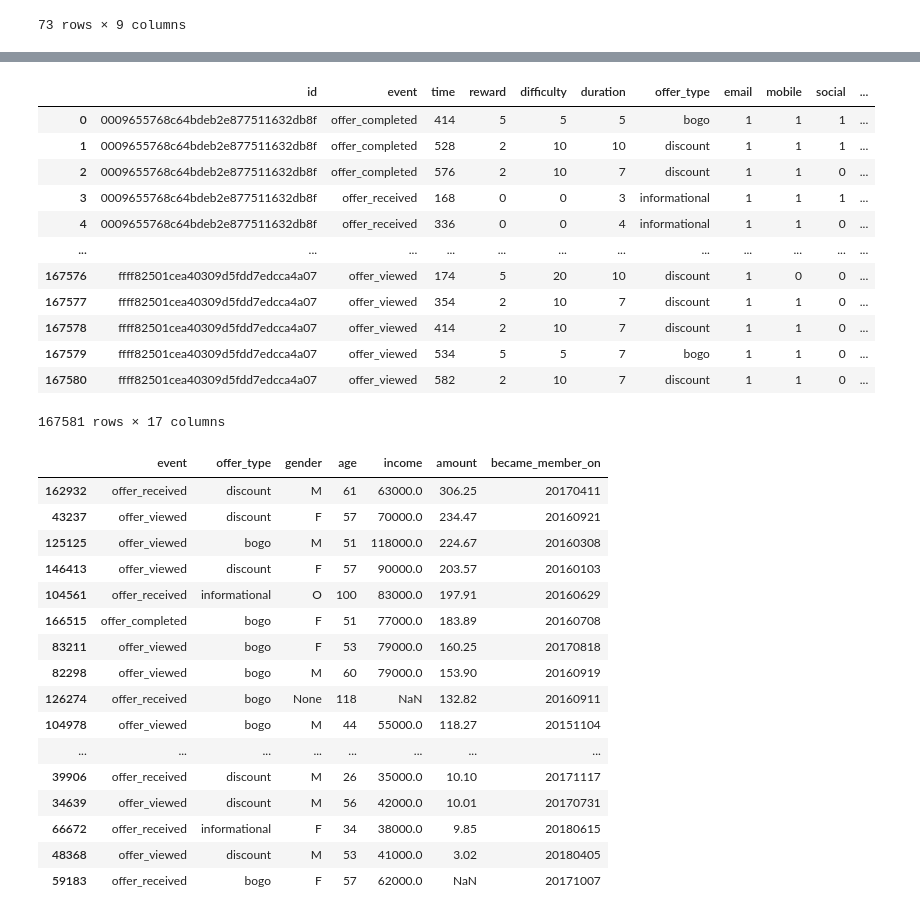
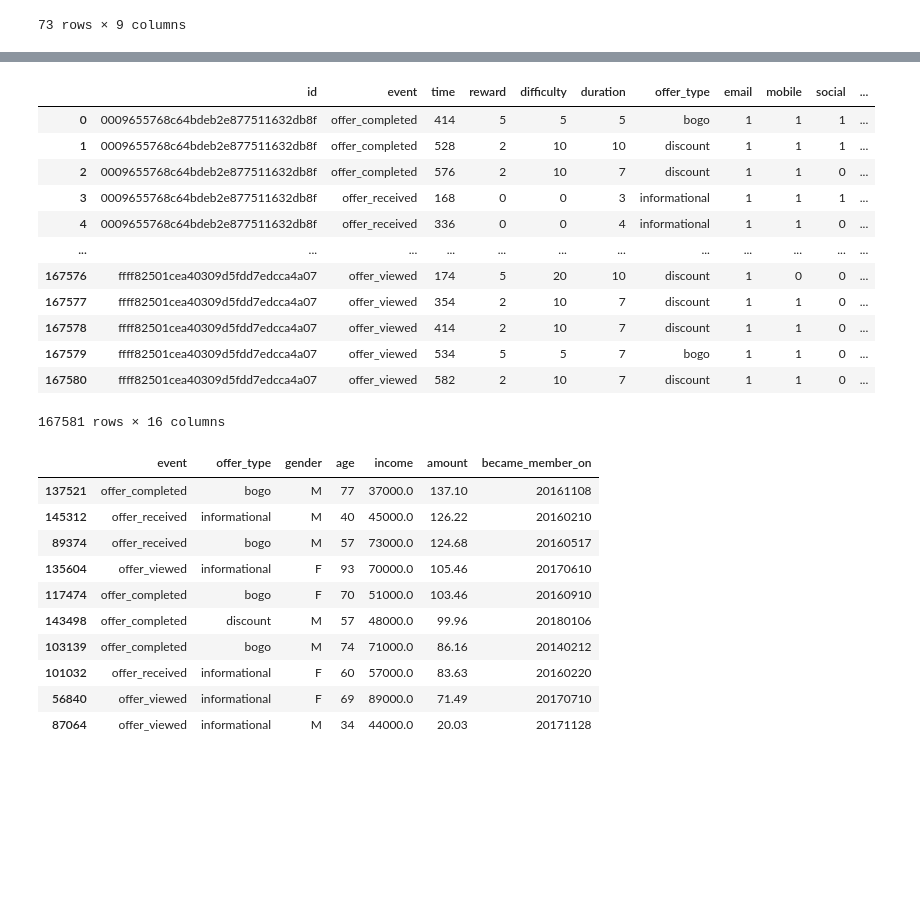
Before and after one commit to DanHerman212/starbucks_project, a Jupyter notebook: Starbucks_Capstone_notebook.ipynb, the cells around one changed output, grey strips where cells are left out. Cells and saved outputs as stored; diff of their text form; code cells hidden in the pictures; blank space fills up the shorter version.

```diff
--- a/Starbucks_Capstone_notebook.ipynb
+++ b/Starbucks_Capstone_notebook.ipynb
@@ -334,8 +334,3 @@ not_viewed
 | 71 | 04ea45ec66574a618b0918834ee08fed | 1 | 0 | 1 | 21.02 | F | 86 | 20150930 | ... |
 | 72 | 700f2b3ea88643e0a65722cfb71f543b | 1 | 0 | 1 | 36.12 | F | 75 | 20180704 | ... |
 73 rows × 9 columns
-# %%
-# offer not viewed but completed
-offers['not_viewed'] = np.where(offers['id'].isin(not_viewed['id']), 1, 0)
-
-offers
@@ -374,33 +355,31 @@ offers
 | 167578 | ffff82501cea40309d5fdd7edcca4a07 | offer_viewed | 414 | 2 | 10 | 7 | discount | 1 | 1 | 0 | ... |
 | 167579 | ffff82501cea40309d5fdd7edcca4a07 | offer_viewed | 534 | 5 | 5 | 7 | bogo | 1 | 1 | 0 | ... |
 | 167580 | ffff82501cea40309d5fdd7edcca4a07 | offer_viewed | 582 | 2 | 10 | 7 | discount | 1 | 1 | 0 | ... |
-167581 rows × 17 columns
+167581 rows × 16 columns
 # %%
 # customer, offer, transaction data snapshot
 
+# set samples
+n = 10
+
+# create a snapshot of the data
 customer_snapshot = (
                     offers
-                    .sample(25)
+                    .sample(n)
                     [['event', 'offer_type','gender','age','income','amount','became_member_on']]
                     .sort_values(by='amount', ascending=False)
                     )
 
 customer_snapshot
 # %% [output]
 |  | event | offer_type | gender | age | income | amount | became_member_on |
-| 162932 | offer_received | discount | M | 61 | 63000.0 | 306.25 | 20170411 |
-| 43237 | offer_viewed | discount | F | 57 | 70000.0 | 234.47 | 20160921 |
-| 125125 | offer_viewed | bogo | M | 51 | 118000.0 | 224.67 | 20160308 |
-| 146413 | offer_viewed | discount | F | 57 | 90000.0 | 203.57 | 20160103 |
-| 104561 | offer_received | informational | O | 100 | 83000.0 | 197.91 | 20160629 |
-| 166515 | offer_completed | bogo | F | 51 | 77000.0 | 183.89 | 20160708 |
-| 83211 | offer_viewed | bogo | F | 53 | 79000.0 | 160.25 | 20170818 |
-| 82298 | offer_viewed | bogo | M | 60 | 79000.0 | 153.90 | 20160919 |
-| 126274 | offer_received | bogo | None | 118 | NaN | 132.82 | 20160911 |
-| 104978 | offer_viewed | bogo | M | 44 | 55000.0 | 118.27 | 20151104 |
-| ... | ... | ... | ... | ... | ... | ... | ... |
-| 39906 | offer_received | discount | M | 26 | 35000.0 | 10.10 | 20171117 |
-| 34639 | offer_viewed | discount | M | 56 | 42000.0 | 10.01 | 20170731 |
-| 66672 | offer_received | informational | F | 34 | 38000.0 | 9.85 | 20180615 |
-| 48368 | offer_viewed | discount | M | 53 | 41000.0 | 3.02 | 20180405 |
-| 59183 | offer_received | bogo | F | 57 | 62000.0 | NaN | 20171007 |
+| 137521 | offer_completed | bogo | M | 77 | 37000.0 | 137.10 | 20161108 |
+| 145312 | offer_received | informational | M | 40 | 45000.0 | 126.22 | 20160210 |
+| 89374 | offer_received | bogo | M | 57 | 73000.0 | 124.68 | 20160517 |
+| 135604 | offer_viewed | informational | F | 93 | 70000.0 | 105.46 | 20170610 |
+| 117474 | offer_completed | bogo | F | 70 | 51000.0 | 103.46 | 20160910 |
+| 143498 | offer_completed | discount | M | 57 | 48000.0 | 99.96 | 20180106 |
+| 103139 | offer_completed | bogo | M | 74 | 71000.0 | 86.16 | 20140212 |
+| 101032 | offer_received | informational | F | 60 | 57000.0 | 83.63 | 20160220 |
+| 56840 | offer_viewed | informational | F | 69 | 89000.0 | 71.49 | 20170710 |
+| 87064 | offer_viewed | informational | M | 34 | 44000.0 | 20.03 | 20171128 |
```
Also changed, not shown: parts of 8 cells of this notebook, 1 other file.
